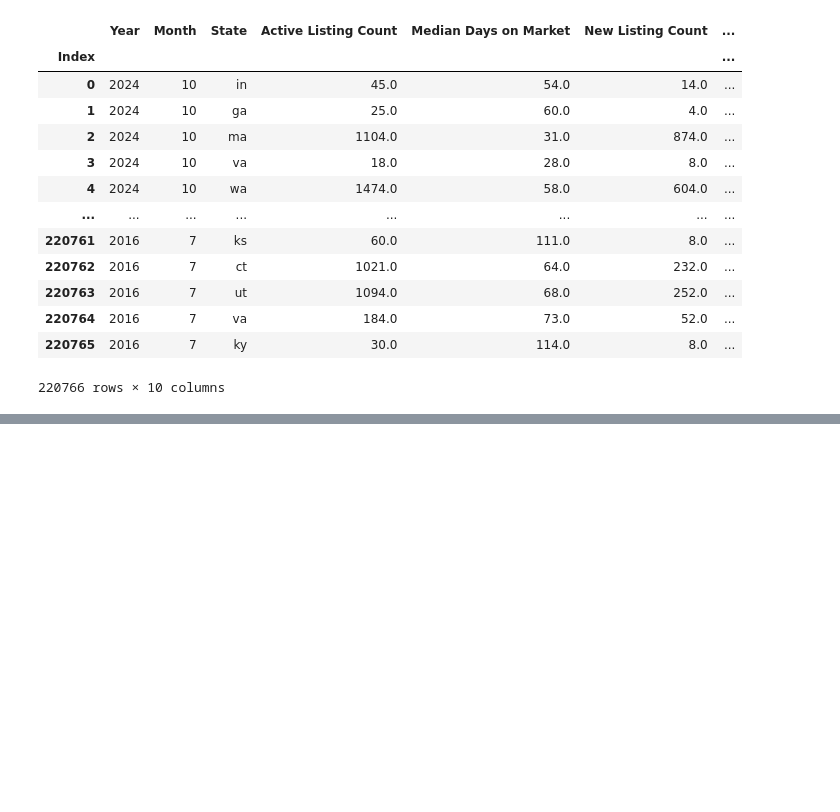
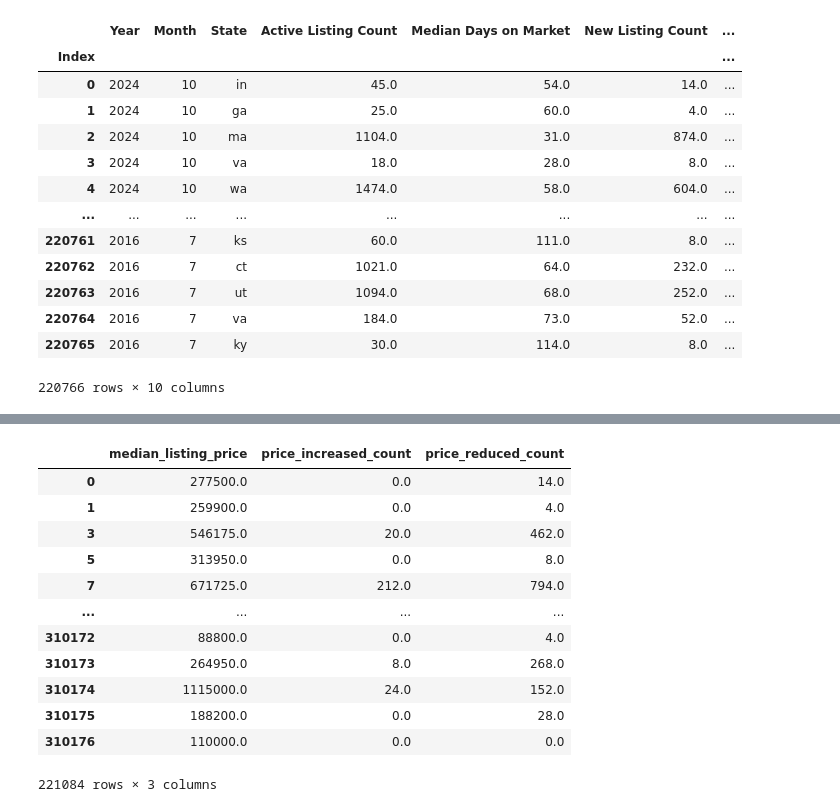
Before and after one commit to Savanna0/Project_4, a Jupyter notebook: Housing_Market_ETL.ipynb, the cells around one changed output, grey strips where cells are left out. Drawn from its saved outputs; the diff is of its cells as text; code cells hidden in the pictures; blank space fills up the shorter version.

```diff
--- a/Housing_Market_ETL.ipynb
+++ b/Housing_Market_ETL.ipynb
@@ -325,0 +338,3 @@ df_state.to_csv('Resources/df_state.csv', sep=',', index=True)
+# %%
+more_columns = df_test.copy()
+more_columns.head()
@@ -325,0 +370,18 @@ df_state.to_csv('Resources/df_state.csv', sep=',', index=True)
+# %%
+#Dropping rows with NaN values
+df_copy_cleaned = df_copy.dropna()
+df_copy_cleaned
+# %% [output]
+|  | median_listing_price | price_increased_count | price_reduced_count |
+| 0 | 277500.0 | 0.0 | 14.0 |
+| 1 | 259900.0 | 0.0 | 4.0 |
+| 3 | 546175.0 | 20.0 | 462.0 |
+| 5 | 313950.0 | 0.0 | 8.0 |
+| 7 | 671725.0 | 212.0 | 794.0 |
+| ... | ... | ... | ... |
+| 310172 | 88800.0 | 0.0 | 4.0 |
+| 310173 | 264950.0 | 8.0 | 268.0 |
+| 310174 | 1115000.0 | 24.0 | 152.0 |
+| 310175 | 188200.0 | 0.0 | 28.0 |
+| 310176 | 110000.0 | 0.0 | 0.0 |
+221084 rows × 3 columns
```
Also changed, not shown: parts of 8 cells of this notebook, 3 other files.
